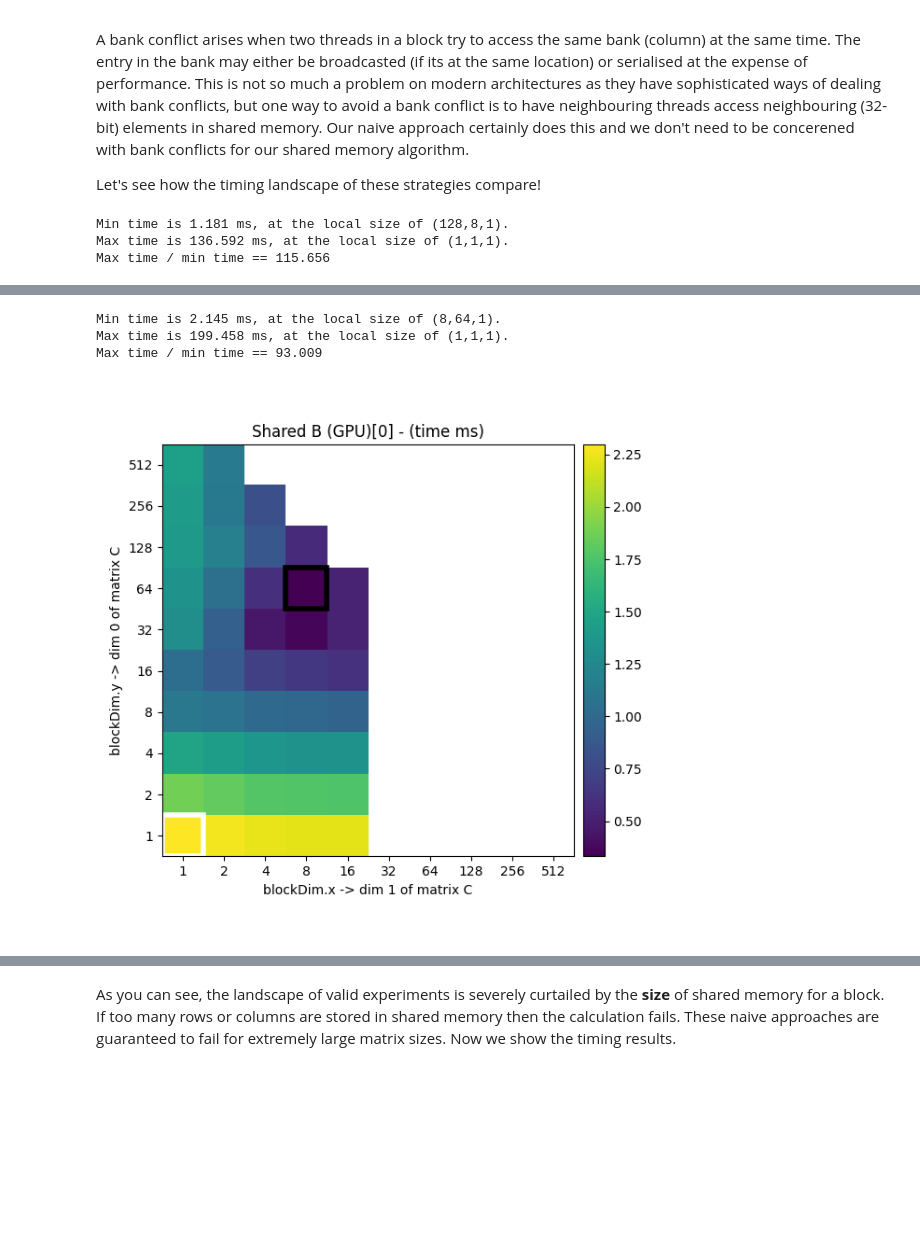
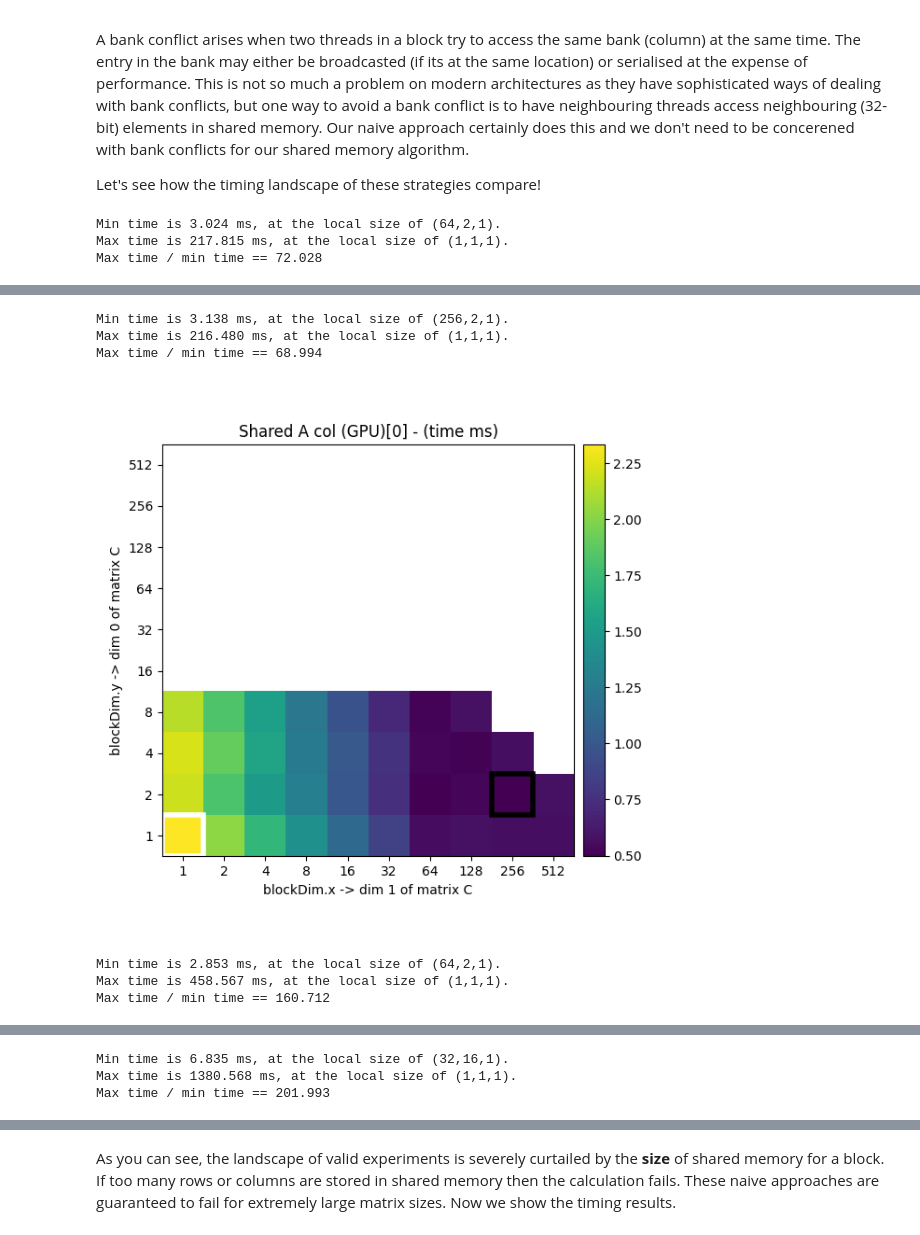
Before and after one commit to pelagos-consulting/HIP_Course, a Jupyter notebook: course_material/L7_Kernel_Optimisation/Optimisation.ipynb, the cells around one changed output, grey strips where cells are left out. Drawn from its saved outputs; the diff is of its cells as text; code cells hidden in the pictures; blank space fills up the shorter version.

```diff
--- a/course_material/L7_Kernel_Optimisation/Optimisation.ipynb
+++ b/course_material/L7_Kernel_Optimisation/Optimisation.ipynb
@@ -381,11 +381,11 @@ timings=py_helper.TimingResults()
 local_opt=py_helper.LocalOpt()
 
 # Load the Setonix benchmark
-benchmark=py_helper.load_benchmark(os.path.join(os.getcwd(), "benchmarks", "setonix.json"))
+#benchmark=py_helper.load_benchmark(os.path.join(os.getcwd(), "benchmarks", "setonix.json"))
 #benchmark=py_helper.load_benchmark(os.path.join(os.getcwd(), "benchmarks", "setonix_restrict.json"))
 #benchmark=py_helper.load_benchmark(os.path.join(os.getcwd(), "benchmarks", "laptop.json"))
 #benchmark=py_helper.load_benchmark(os.path.join(os.getcwd(), "benchmarks", "workstation.json"))
-#benchmark=py_helper.load_benchmark(os.path.join(os.getcwd(), "benchmark.json"))
+benchmark=py_helper.load_benchmark(os.path.join(os.getcwd(), "benchmark.json"))
 
 gpu_id=0
 
@@ -712,9 +704,14 @@ A bank conflict arises when two threads in a block try to access the same bank (
 
 Let's see how the timing landscape of these strategies compare!
 # %%
-for label in [f"Shared A (GPU)[{gpu_id}]",f"Shared B (GPU)[{gpu_id}]"]:
+for label in [
+    f"Shared A (GPU)[{gpu_id}]",
+    f"Shared A col (GPU)[{gpu_id}]",
+    f"Shared_A_flat_col (GPU)[{gpu_id}]",
+    f"Tile shared_AB_flat_col (GPU)[{gpu_id}]",
+]:
     timings.add_result(benchmark[label], label, plot=True)
 # %% [output]
-Min time is 1.181 ms, at the local size of (128,8,1).
-Max time is 136.592 ms, at the local size of (1,1,1).
-Max time / min time == 115.656
+Min time is 3.024 ms, at the local size of (64,2,1).
+Max time is 217.815 ms, at the local size of (1,1,1).
+Max time / min time == 72.028
@@ -722,4 +719,7 @@ Max time / min time == 115.656
-Min time is 2.145 ms, at the local size of (8,64,1).
-Max time is 199.458 ms, at the local size of (1,1,1).
-Max time / min time == 93.009
+Min time is 3.138 ms, at the local size of (256,2,1).
+Max time is 216.480 ms, at the local size of (1,1,1).
+Max time / min time == 68.994
-[figure, old version]
+[figure, new version]
+Min time is 2.853 ms, at the local size of (64,2,1).
+Max time is 458.567 ms, at the local size of (1,1,1).
+Max time / min time == 160.712
@@ -725,0 +727,3 @@ Max time / min time == 93.009
+Min time is 6.835 ms, at the local size of (32,16,1).
+Max time is 1380.568 ms, at the local size of (1,1,1).
+Max time / min time == 201.993
```
Also changed, not shown: parts of 9 cells of this notebook, 6 other files.
